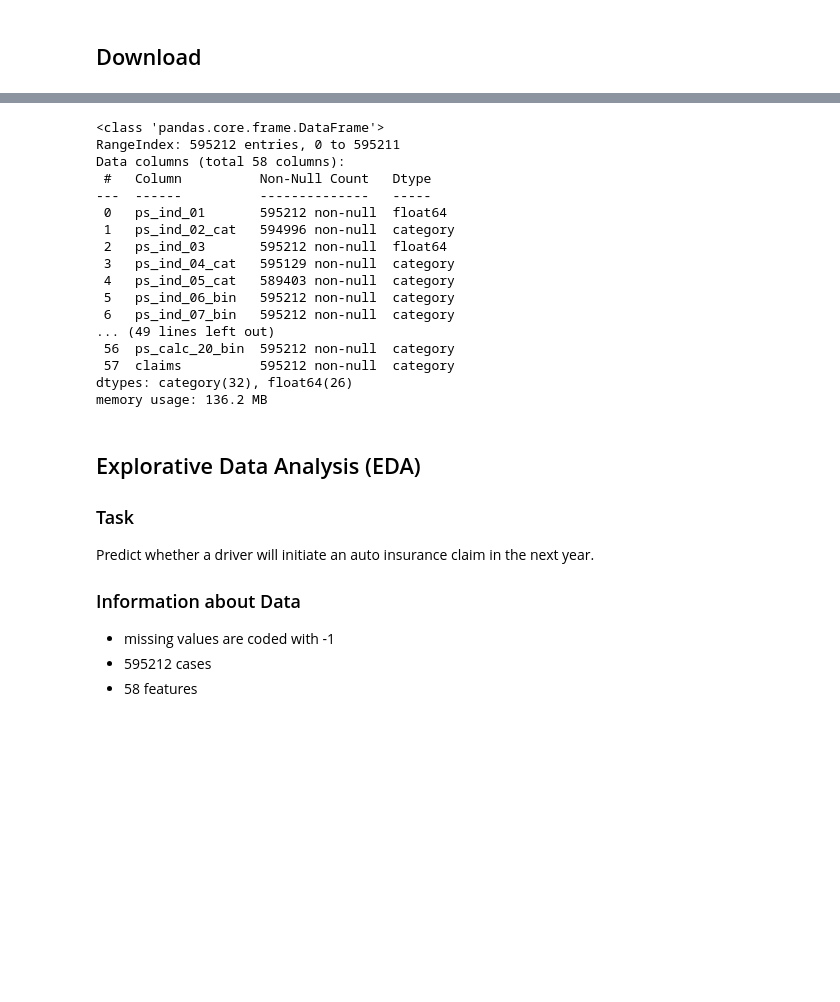
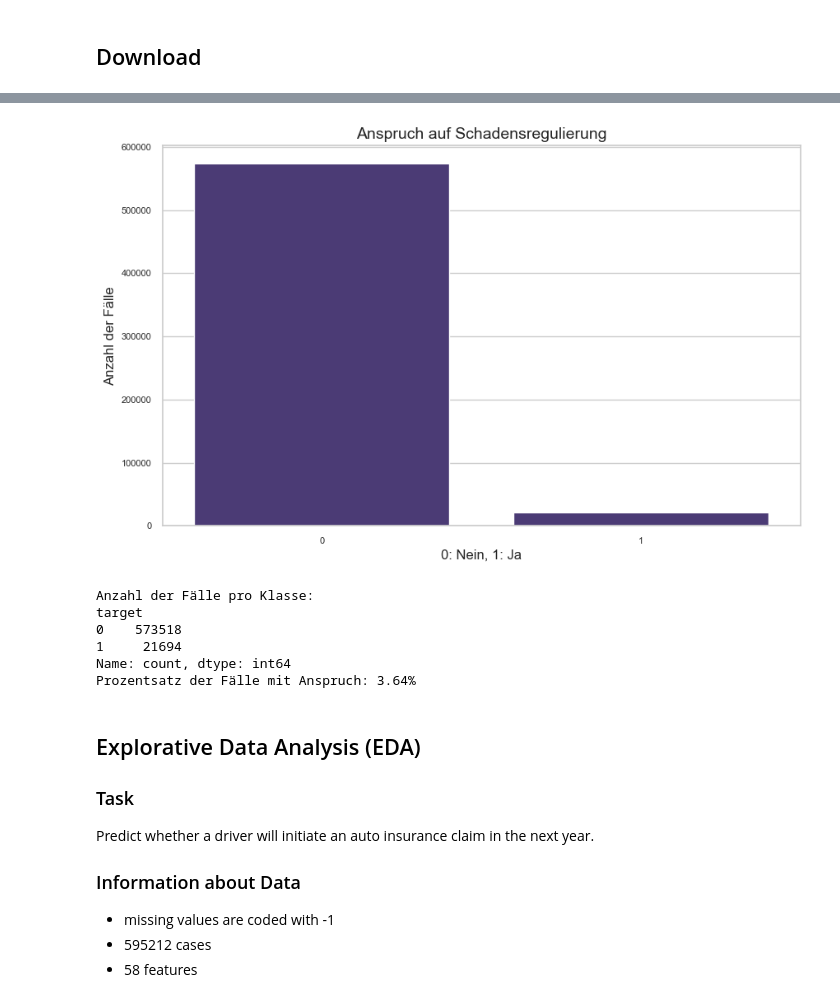
Before and after one commit to knirpsgraph/ada_portoSeguro, a Jupyter notebook: notebooks/01_EDA_integrated.ipynb, the cells around one changed output, grey strips where cells are left out. Drawn from its saved outputs; the diff is of its cells as text; code cells hidden in the pictures; blank space fills up the shorter version.

Commit message:
Theme, sowie data_loader zu EDA_integrated hinzugefügt. Leicht Anpassungen des Codes. Hinzufügen erweitertes Plotting. Teilweise ersetzen der Variablen

```diff
--- a/notebooks/01_EDA_integrated.ipynb
+++ b/notebooks/01_EDA_integrated.ipynb
@@ -31,12 +38,18 @@ Informationen über den Datensatz aus einer Kaggel Competition im Jahr 2017: htt
 # %% [markdown]
 ## Download
 # %%
+print("Die Daten werden geladen")
+df=load_and_save_data()
+
+
+
+
 # load dataset
-from sklearn.datasets import fetch_openml
-df, target = fetch_openml(
-    "porto-seguro", version = 3, as_frame = True, return_X_y=True, parser = "auto"
-)
+#from sklearn.datasets import fetch_openml
+#df, target = fetch_openml(
+#    "porto-seguro", version = 3, as_frame = True, return_X_y=True, parser = "auto"
+#)
 
 # save dataset
-joblib.dump((df, target), "porto_seguro_data.pkl")
+#joblib.dump((df, target), "porto_seguro_data.pkl")
 # %% [output]
@@ -44,11 +58,15 @@ joblib.dump((df, target), "porto_seguro_data.pkl")
 # %%
 # reload dataset without downlaoding it again
-df, target = joblib.load("porto_seguro_data.pkl")
+# df, target = joblib.load("porto_seguro_data.pkl")
 
-df = pd.concat(
-    (df, target.to_frame(name="claims")),
-    axis = "columns",
-)
+# df = pd.concat(
+#    (df, target.to_frame(name="claims")),
+#    axis = "columns",
+#)
 
-df.sample(10)
+# df.sample(10)
+print("Überblick über den Datensatz")
+print(df.head())
+print("\nDimensionen des Datensatzes:", df.shape)
+df.info()
 # %% [output]
@@ -67,23 +90,24 @@ df.sample(10)
-# %%
-df.info()
-# %% [output]
-<class 'pandas.core.frame.DataFrame'>
-RangeIndex: 595212 entries, 0 to 595211
-Data columns (total 58 columns):
- #   Column          Non-Null Count   Dtype
----  ------          --------------   -----
- 0   ps_ind_01       595212 non-null  float64
- 1   ps_ind_02_cat   594996 non-null  category
- 2   ps_ind_03       595212 non-null  float64
- 3   ps_ind_04_cat   595129 non-null  category
- 4   ps_ind_05_cat   589403 non-null  category
- 5   ps_ind_06_bin   595212 non-null  category
- 6   ps_ind_07_bin   595212 non-null  category
-... (49 lines left out)
- 56  ps_calc_20_bin  595212 non-null  category
- 57  claims          595212 non-null  category
-dtypes: category(32), float64(26)
-memory usage: 136.2 MB
+# %%
+plt.figure(figsize=theme.FIGSIZE_SMALL)
+sns.countplot(x='target', data=df)
+
+plt.title('Anspruch auf Schadensregulierung')
+plt.xlabel('0: Nein, 1: Ja')
+plt.ylabel('Anzahl der Fälle')
+plt.show()
+
+target_counts = df['target'].value_counts()
+print("\nAnzahl der Fälle pro Klasse:")
+print(target_counts)
+print(f"Prozentsatz der Fälle mit Anspruch: {target_counts[1] / len(df) * 100:.2f}%")
+# %% [output]
+[figure, added]
+Anzahl der Fälle pro Klasse:
+target
+0    573518
+1     21694
+Name: count, dtype: int64
+Prozentsatz der Fälle mit Anspruch: 3.64%
 # %% [markdown]
 ## Explorative Data Analysis (EDA)
 ### Task
```
Also changed, not shown: parts of 5 cells of this notebook, 3 other files.
